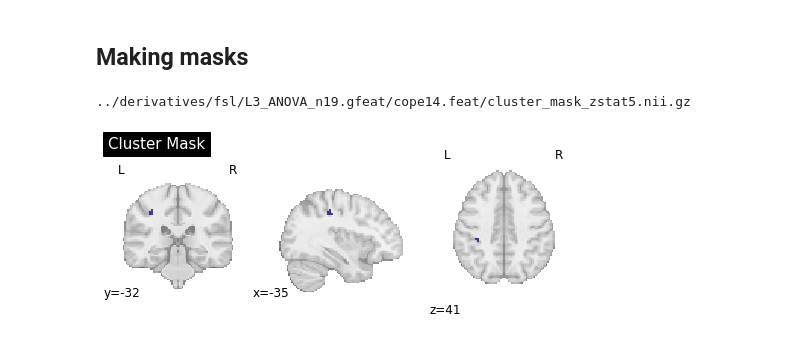
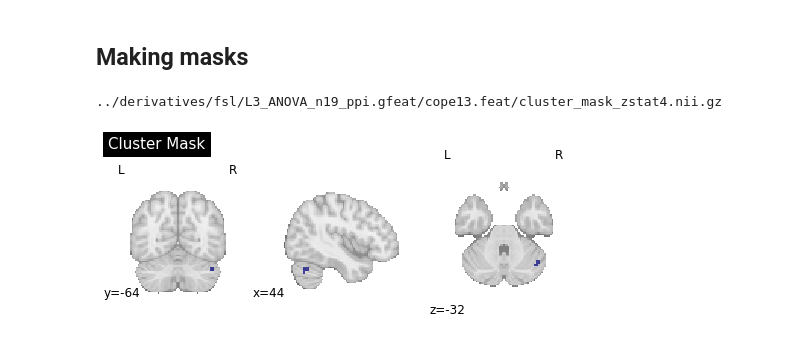
Before and after one commit to DVS-Lab/rf1-sequence-pilot, a Jupyter notebook: code/Compute_TSNR.ipynb, the cells around one changed output. Cells and saved outputs as stored; diff of their text form; code cells hidden in the pictures.

```diff
--- a/code/Compute_TSNR.ipynb
+++ b/code/Compute_TSNR.ipynb
@@ -409,18 +409,18 @@ g.savefig('Rew-zstat.pdf')
 ## Making masks
 # %%
 from natsort import natsorted
-sigfiles=[['','cope14.feat','zstat5']]
+sigfiles=[['_ppi','cope13.feat','zstat4']]
 
 mask_file='../derivatives/fsl/L3_ANOVA_n19%s.gfeat/%s/cluster_mask_%s.nii.gz'%(
     sigfiles[0][0],sigfiles[0][1],sigfiles[0][2])
 print(mask_file)
 
 sig_mask=NiftiMasker(mask_img=mask_file)
 plotting.plot_roi(sig_mask.mask_img,title="Cluster Mask", draw_cross=False)
 plt.show()
 # %% [output]
-../derivatives/fsl/L3_ANOVA_n19.gfeat/cope14.feat/cluster_mask_zstat5.nii.gz
+../derivatives/fsl/L3_ANOVA_n19_ppi.gfeat/cope13.feat/cluster_mask_zstat4.nii.gz
-[figure, old version]
+[figure, new version]
 # %%
 f_list = [os.path.join(root,f) for root,dirs,files in os.walk(
     '../derivatives/fsl/') for f in files if ('zstat' in f) & f.endswith('.nii.gz') ]
```
Also changed, not shown: parts of 3 cells of this notebook, 1 other file.
